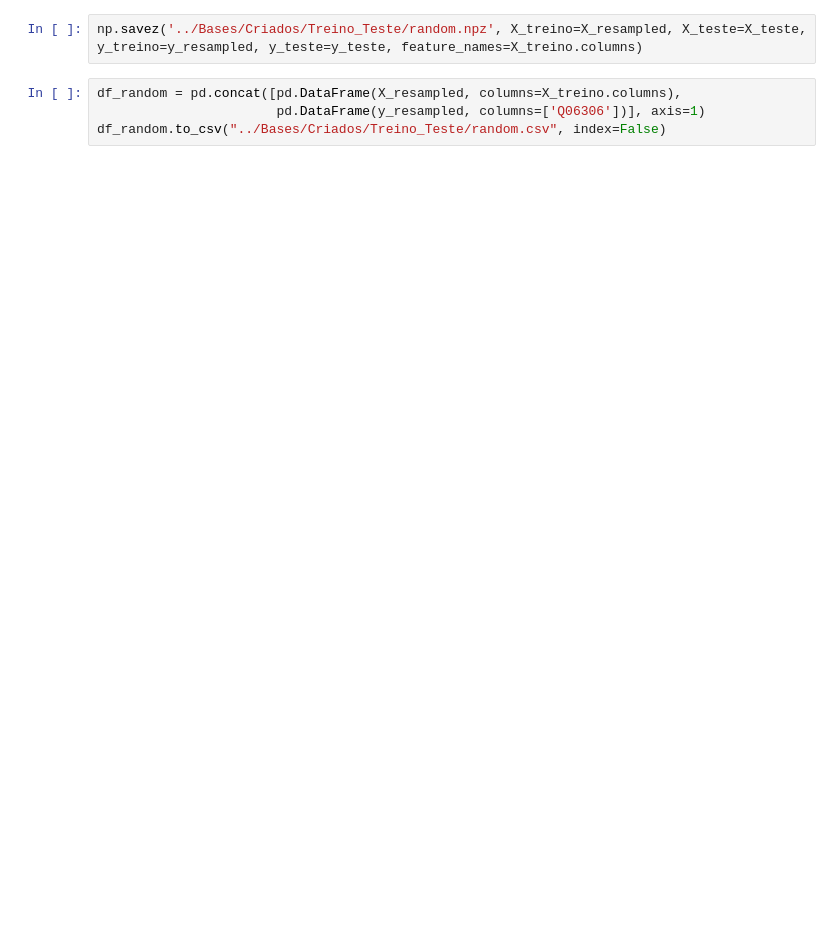
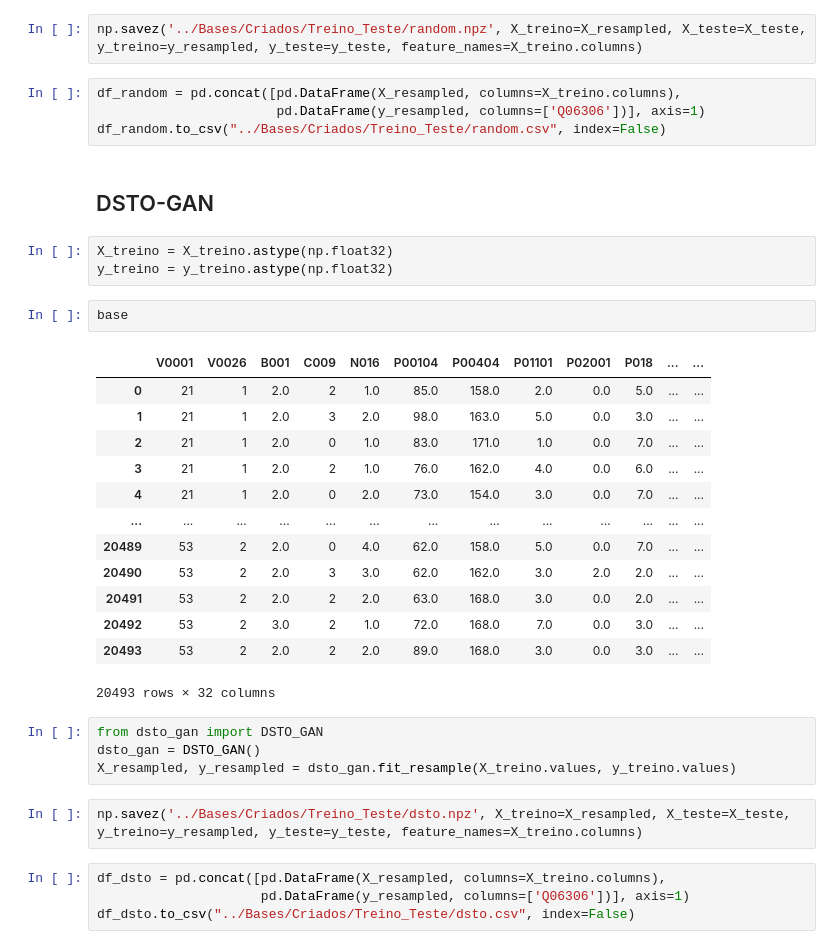
Before and after one commit to lay127/AM_DoencasCardiacas, a Jupyter notebook: Códigos/8_balanceamento.ipynb, the cells around one changed output. Drawn from its saved outputs; the diff is of its cells as text; blank space fills up the shorter version.

```diff
--- a/Códigos/8_balanceamento.ipynb
+++ b/Códigos/8_balanceamento.ipynb
@@ -245,3 +285,34 @@ np.savez('../Bases/Criados/Treino_Teste/random.npz', X_treino=X_resampled, X_tes
 df_random = pd.concat([pd.DataFrame(X_resampled, columns=X_treino.columns),
                        pd.DataFrame(y_resampled, columns=['Q06306'])], axis=1)
 df_random.to_csv("../Bases/Criados/Treino_Teste/random.csv", index=False)
+# %% [markdown]
+## DSTO-GAN
+# %%
+X_treino = X_treino.astype(np.float32)
+y_treino = y_treino.astype(np.float32)
+# %%
+base
+# %% [output]
+|  | V0001 | V0026 | B001 | C009 | N016 | P00104 | P00404 | P01101 | P02001 | P018 | ... | ... |
+| 0 | 21 | 1 | 2.0 | 2 | 1.0 | 85.0 | 158.0 | 2.0 | 0.0 | 5.0 | ... | ... |
+| 1 | 21 | 1 | 2.0 | 3 | 2.0 | 98.0 | 163.0 | 5.0 | 0.0 | 3.0 | ... | ... |
+| 2 | 21 | 1 | 2.0 | 0 | 1.0 | 83.0 | 171.0 | 1.0 | 0.0 | 7.0 | ... | ... |
+| 3 | 21 | 1 | 2.0 | 2 | 1.0 | 76.0 | 162.0 | 4.0 | 0.0 | 6.0 | ... | ... |
+| 4 | 21 | 1 | 2.0 | 0 | 2.0 | 73.0 | 154.0 | 3.0 | 0.0 | 7.0 | ... | ... |
+| ... | ... | ... | ... | ... | ... | ... | ... | ... | ... | ... | ... | ... |
+| 20489 | 53 | 2 | 2.0 | 0 | 4.0 | 62.0 | 158.0 | 5.0 | 0.0 | 7.0 | ... | ... |
+| 20490 | 53 | 2 | 2.0 | 3 | 3.0 | 62.0 | 162.0 | 3.0 | 2.0 | 2.0 | ... | ... |
+| 20491 | 53 | 2 | 2.0 | 2 | 2.0 | 63.0 | 168.0 | 3.0 | 0.0 | 2.0 | ... | ... |
+| 20492 | 53 | 2 | 3.0 | 2 | 1.0 | 72.0 | 168.0 | 7.0 | 0.0 | 3.0 | ... | ... |
+| 20493 | 53 | 2 | 2.0 | 2 | 2.0 | 89.0 | 168.0 | 3.0 | 0.0 | 3.0 | ... | ... |
+20493 rows × 32 columns
+# %%
+from dsto_gan import DSTO_GAN
+dsto_gan = DSTO_GAN()
+X_resampled, y_resampled = dsto_gan.fit_resample(X_treino.values, y_treino.values)
+# %%
+np.savez('../Bases/Criados/Treino_Teste/dsto.npz', X_treino=X_resampled, X_teste=X_teste, y_treino=y_resampled, y_teste=y_teste, feature_names=X_treino.columns)
+# %%
+df_dsto = pd.concat([pd.DataFrame(X_resampled, columns=X_treino.columns),
+                     pd.DataFrame(y_resampled, columns=['Q06306'])], axis=1)
+df_dsto.to_csv("../Bases/Criados/Treino_Teste/dsto.csv", index=False)
```
Also changed, not shown: parts of 25 cells of this notebook, 2 other files.
